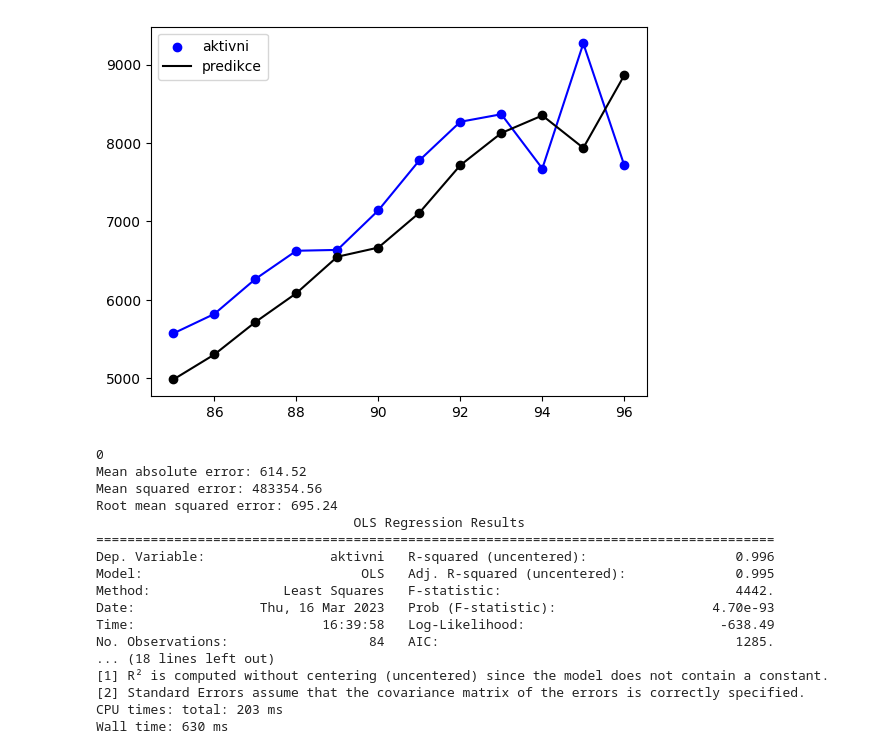
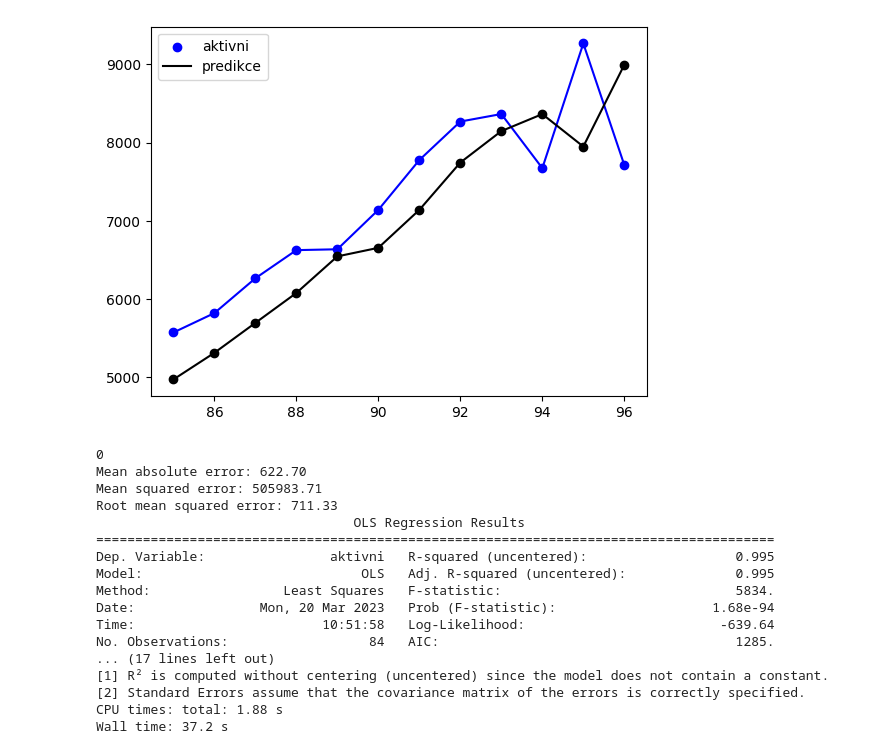
Before and after one commit to HonzaHalik/sws, a Jupyter notebook: code/predictive modeling/funkcni/OLS regression.ipynb, the cells around one changed output. Cells and saved outputs as stored; diff of their text form; code cells hidden in the pictures.

```diff
--- a/code/predictive modeling/funkcni/OLS regression.ipynb
+++ b/code/predictive modeling/funkcni/OLS regression.ipynb
@@ -38,7 +38,7 @@ df_test = df.drop(df.index[:-12])
 df_test_graf = df_test
 
 #* definovat data
-X = df[["aktivni-1", "nove-1", "nove-2","zbytek-1"]]
+X = df[["aktivni-1", "nove-1","zbytek-1"]]
 y = df[['aktivni']]
 
 #* training dataframe bez randomizace
@@ -51,51 +51,51 @@ y_test = y.drop(y.index[:-12])
 model = sm.OLS(y_train,X_train).fit()
 if test:
     # Predict on the test set
     y_pred = model.predict(X_test)
     y_pred_list.append(y_pred)
     # Evaluate the model
     mae = mean_absolute_error(y_test, y_pred)
     mse = mean_squared_error(y_test, y_pred)
     rmse = np.sqrt(mse)
     rmse_list.append(rmse)
 
 #*dotrenovat model na vsech datech
 model = sm.OLS(y,X).fit()
 if graf:
     #>>graf
     #* realita
     plt.scatter(df_test_graf.index,df_test['aktivni'],label="aktivni",color="blue")
     plt.plot(df_test_graf.index,df_test['aktivni'],color="blue")
     #* predikce
     plt.plot(df_test_graf.index, y_pred.values, label='predikce', color="black")
     plt.scatter(df_test_graf.index, y_pred.values, color="black")
     plt.legend()
     plt.show()
 if out:
     print(len(models))
     print(f"Mean absolute error: {mae:.2f}")
     print(f"Mean squared error: {mse:.2f}")
     print(f"Root mean squared error: {rmse:.2f}")
     print(model.summary())
 # %% [output]
-[figure, old version]
+[figure, new version]
 0
-Mean absolute error: 614.52
-Mean squared error: 483354.56
-Root mean squared error: 695.24
+Mean absolute error: 622.70
+Mean squared error: 505983.71
+Root mean squared error: 711.33
                                  OLS Regression Results
 =======================================================================================
-Dep. Variable:                aktivni   R-squared (uncentered):                   0.996
+Dep. Variable:                aktivni   R-squared (uncentered):                   0.995
 Model:                            OLS   Adj. R-squared (uncentered):              0.995
-Method:                 Least Squares   F-statistic:                              4442.
-Date:                Thu, 16 Mar 2023   Prob (F-statistic):                    4.70e-93
-Time:                        16:39:58   Log-Likelihood:                         -638.49
+Method:                 Least Squares   F-statistic:                              5834.
+Date:                Mon, 20 Mar 2023   Prob (F-statistic):                    1.68e-94
+Time:                        10:51:58   Log-Likelihood:                         -639.64
 No. Observations:                  84   AIC:                                      1285.
-... (18 lines left out)
+... (17 lines left out)
 [1] R² is computed without centering (uncentered) since the model does not contain a constant.
 [2] Standard Errors assume that the covariance matrix of the errors is correctly specified.
-CPU times: total: 203 ms
-Wall time: 630 ms
+CPU times: total: 1.88 s
+Wall time: 37.2 s
 # %%
 import pickle
 import pandas as pd
```
Also changed, not shown: parts of 1 cell of this notebook, 3 other files.
